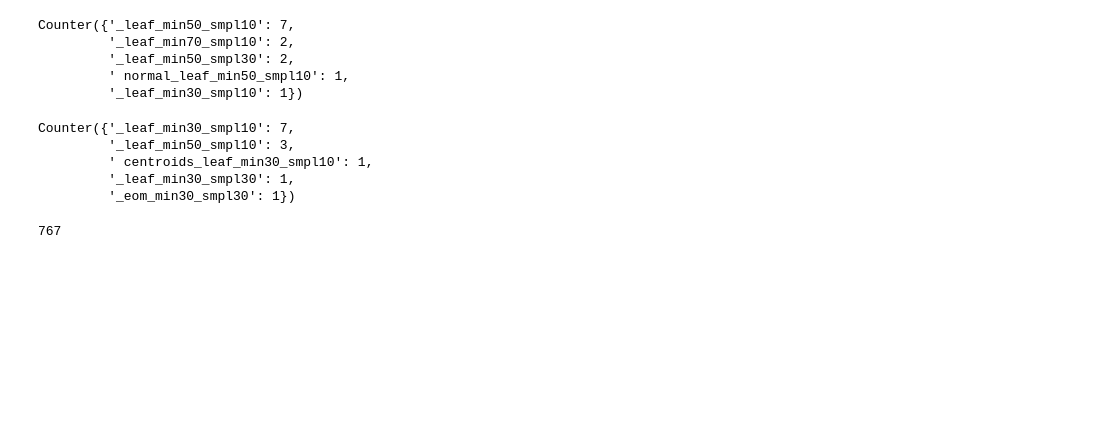
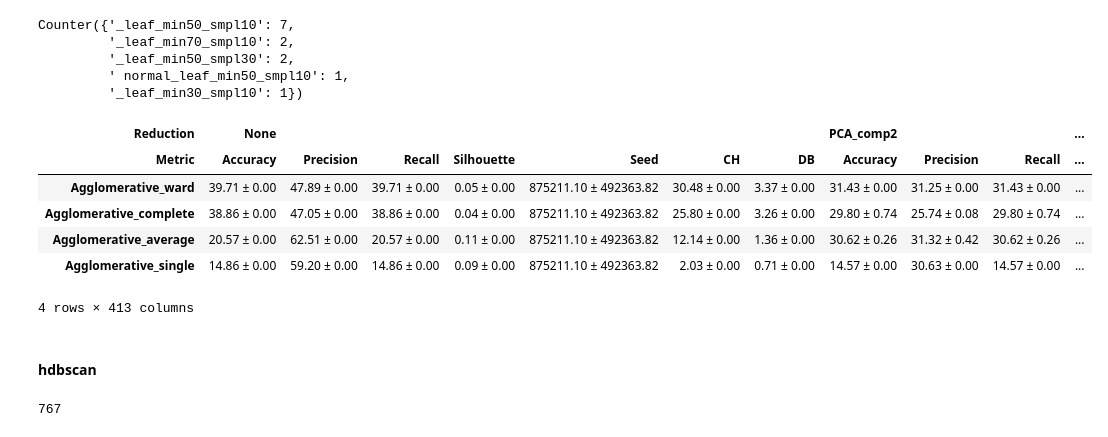
Before and after one commit to PulyaPolya/genres, a Jupyter notebook: ast_embedding_clustering.ipynb, the cells around one changed output. Saved outputs shown, nothing was run; the diff lists cells and outputs as text; code cells hidden in the pictures; blank space fills up the shorter version.

```diff
--- a/ast_embedding_clustering.ipynb
+++ b/ast_embedding_clustering.ipynb
@@ -2305,17 +2521,3 @@ Counter({'_leaf_min50_smpl10': 7,
          '_leaf_min50_smpl30': 2,
          ' normal_leaf_min50_smpl10': 1,
          '_leaf_min30_smpl10': 1})
-# %%
-from collections import Counter
-parameters_total= []
-for key, value  in best_results.items():
-    alg = value["HDBSCAN centroids"]["hyperparams"]
-    parameters = alg.split(" |")[0][7:]
-    parameters_total.append(parameters)
-Counter(parameters_total)
-# %% [output]
-Counter({'_leaf_min30_smpl10': 7,
-         '_leaf_min50_smpl10': 3,
-         ' centroids_leaf_min30_smpl10': 1,
-         '_leaf_min30_smpl30': 1,
-         '_eom_min30_smpl30': 1})
@@ -2362,2 +2524,20 @@ def get_mean_std(path):
+# %%
+root_path = r"P:\datasets\geenres\fma\clustering_results\full"
+iter = ""
+layer = -5
+path = os.path.join(root_path, f"df_layer{layer}_mean_std_more_metrics{iter}.csv")
+df = pd.read_csv(path,  header=[0, 1], index_col=0)
+aggl_df = df[df.index.str.contains("Agglomerative", case=False)]
+aggl_df
+# %% [output]
+| Reduction | None |  |  |  |  |  |  | PCA_comp2 |  |  | ... |
+| Metric | Accuracy | Precision | Recall | Silhouette | Seed | CH | DB | Accuracy | Precision | Recall | ... |
+| Agglomerative_ward | 39.71 ± 0.00 | 47.89 ± 0.00 | 39.71 ± 0.00 | 0.05 ± 0.00 | 875211.10 ± 492363.82 | 30.48 ± 0.00 | 3.37 ± 0.00 | 31.43 ± 0.00 | 31.25 ± 0.00 | 31.43 ± 0.00 | ... |
+| Agglomerative_complete | 38.86 ± 0.00 | 47.05 ± 0.00 | 38.86 ± 0.00 | 0.04 ± 0.00 | 875211.10 ± 492363.82 | 25.80 ± 0.00 | 3.26 ± 0.00 | 29.80 ± 0.74 | 25.74 ± 0.08 | 29.80 ± 0.74 | ... |
+| Agglomerative_average | 20.57 ± 0.00 | 62.51 ± 0.00 | 20.57 ± 0.00 | 0.11 ± 0.00 | 875211.10 ± 492363.82 | 12.14 ± 0.00 | 1.36 ± 0.00 | 30.62 ± 0.26 | 31.32 ± 0.42 | 30.62 ± 0.26 | ... |
+| Agglomerative_single | 14.86 ± 0.00 | 59.20 ± 0.00 | 14.86 ± 0.00 | 0.09 ± 0.00 | 875211.10 ± 492363.82 | 2.03 ± 0.00 | 0.71 ± 0.00 | 14.57 ± 0.00 | 30.63 ± 0.00 | 14.57 ± 0.00 | ... |
+4 rows × 413 columns
+# %% [markdown]
+#### hdbscan
 # %%
 root_path = r"P:\datasets\geenres\fma\clustering_results\full"
```
Also changed, not shown: parts of 28 cells of this notebook, 2 other files.
